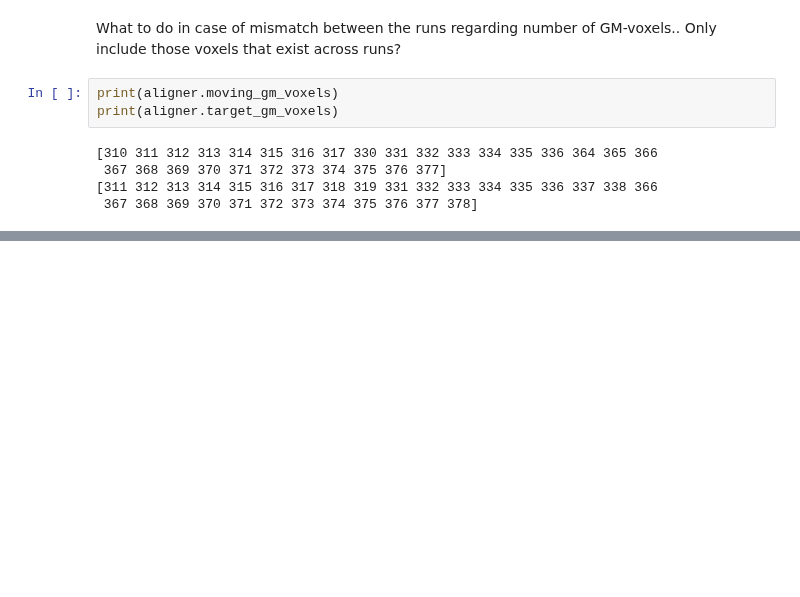
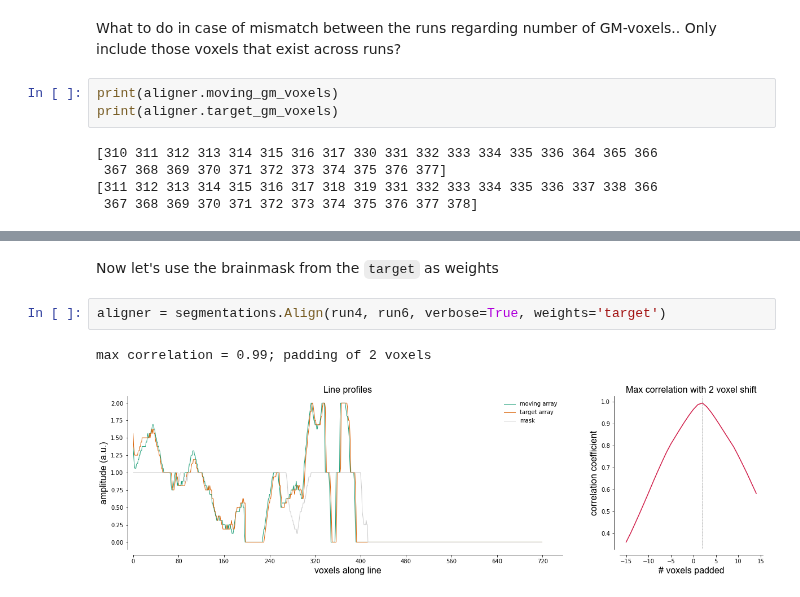
Before and after one commit to spinoza-centre/pRFline, a Jupyter notebook: notebooks/misc/alignment.ipynb, the cells around one changed output, grey strips where cells are left out. Drawn from its saved outputs; the diff is of its cells as text; blank space fills up the shorter version.

```diff
--- a/notebooks/misc/alignment.ipynb
+++ b/notebooks/misc/alignment.ipynb
@@ -172,0 +220,7 @@ print(aligner.target_gm_voxels)
+# %% [markdown]
+Now let's use the brainmask from the `target` as weights
+# %%
+aligner = segmentations.Align(run4, run6, verbose=True, weights='target')
+# %% [output]
+max correlation = 0.99; padding of 2 voxels
+[figure, added]
```
Also changed, not shown: parts of 10 cells of this notebook.
